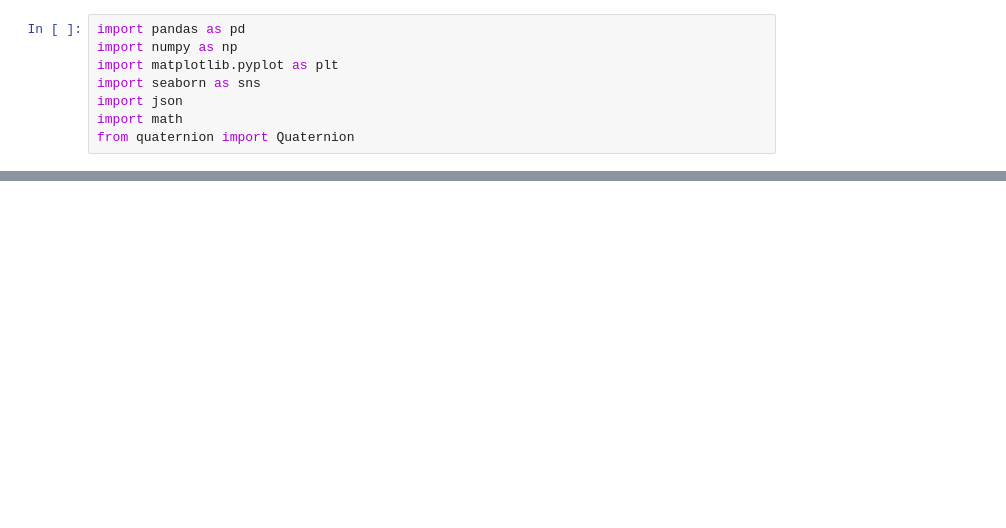
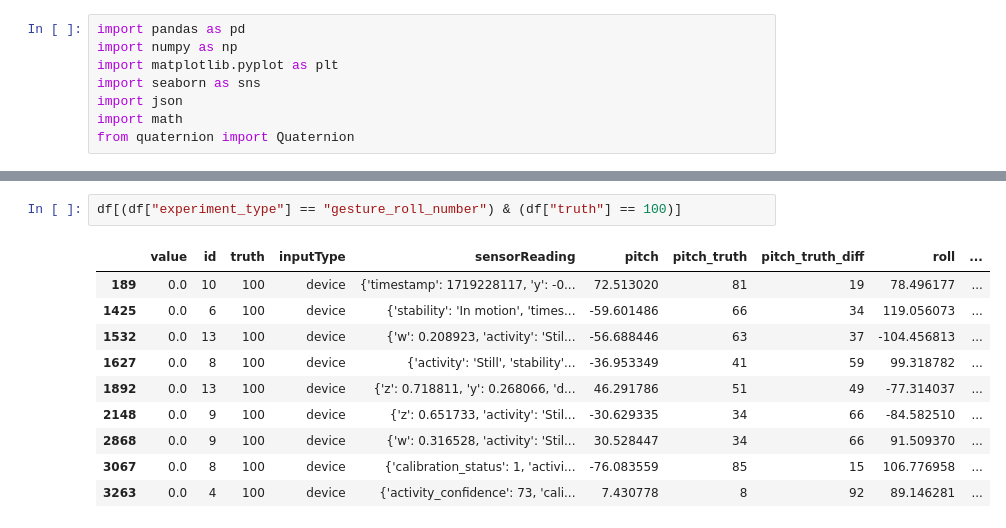
Before and after one commit to johalexander/subjective-self-tracking, a Jupyter notebook: prototype/code/visualisations/visualisations_app.ipynb, the cells around one changed output, grey strips where cells are left out. Cells and saved outputs as stored; diff of their text form; blank space fills up the shorter version.

```diff
--- a/prototype/code/visualisations/visualisations_app.ipynb
+++ b/prototype/code/visualisations/visualisations_app.ipynb
@@ -132,0 +146,13 @@ plt.show()
+# %%
+df[(df["experiment_type"] == "gesture_roll_number") & (df["truth"] == 100)]
+# %% [output]
+|  | value | id | truth | inputType | sensorReading | pitch | pitch_truth | pitch_truth_diff | roll | ... |
+| 189 | 0.0 | 10 | 100 | device | {'timestamp': 1719228117, 'y': -0... | 72.513020 | 81 | 19 | 78.496177 | ... |
+| 1425 | 0.0 | 6 | 100 | device | {'stability': 'In motion', 'times... | -59.601486 | 66 | 34 | 119.056073 | ... |
+| 1532 | 0.0 | 13 | 100 | device | {'w': 0.208923, 'activity': 'Stil... | -56.688446 | 63 | 37 | -104.456813 | ... |
+| 1627 | 0.0 | 8 | 100 | device | {'activity': 'Still', 'stability'... | -36.953349 | 41 | 59 | 99.318782 | ... |
+| 1892 | 0.0 | 13 | 100 | device | {'z': 0.718811, 'y': 0.268066, 'd... | 46.291786 | 51 | 49 | -77.314037 | ... |
+| 2148 | 0.0 | 9 | 100 | device | {'z': 0.651733, 'activity': 'Stil... | -30.629335 | 34 | 66 | -84.582510 | ... |
+| 2868 | 0.0 | 9 | 100 | device | {'w': 0.316528, 'activity': 'Stil... | 30.528447 | 34 | 66 | 91.509370 | ... |
+| 3067 | 0.0 | 8 | 100 | device | {'calibration_status': 1, 'activi... | -76.083559 | 85 | 15 | 106.776958 | ... |
+| 3263 | 0.0 | 4 | 100 | device | {'activity_confidence': 73, 'cali... | 7.430778 | 8 | 92 | 89.146281 | ... |
```
Also changed, not shown: parts of 3 cells of this notebook, 2 other files.
